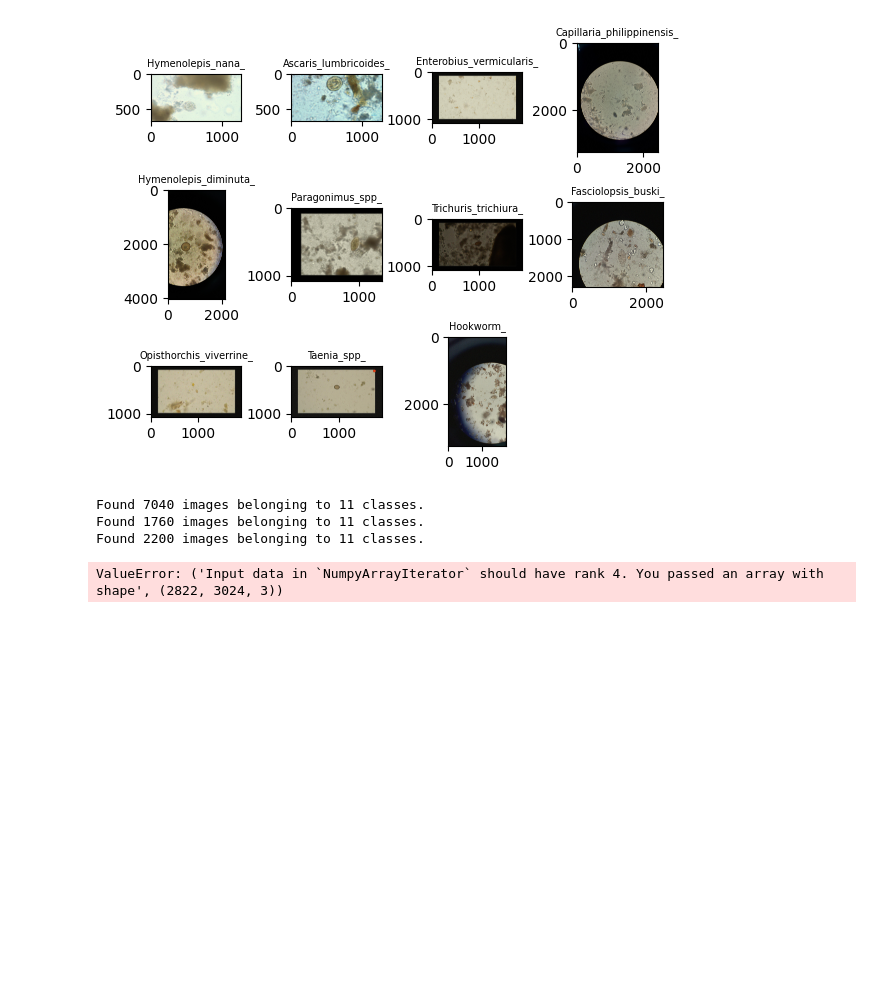
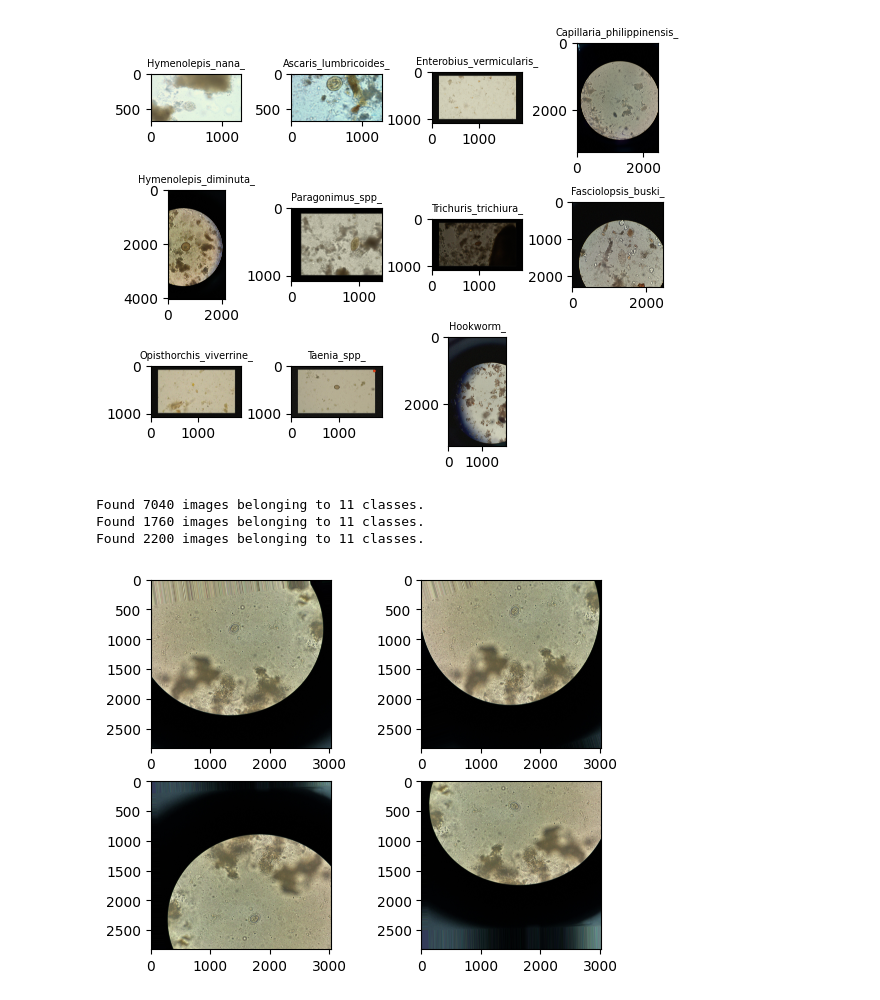
Before and after one commit to LonnyCox55/MSDS692_ParasiticInfectionCNN, a Jupyter notebook: src/main.ipynb, the cells around one changed output. Cells and saved outputs as stored; diff of their text form; code cells hidden in the pictures; blank space fills up the shorter version.

```diff
--- a/src/main.ipynb
+++ b/src/main.ipynb
@@ -152,17 +152,18 @@ Found 2200 images belonging to 11 classes.
 # %%
 # Demonstrate the data augmentation using the first image of Hymenolepis nana from training set
 hymenoNanaDir = os.path.join(trainDir, "Hymenolepis_nana_")
 img = image.load_img(os.path.join(hymenoNanaDir, os.listdir(hymenoNanaDir)[0]))
 imgArr = image.img_to_array(img)
+imgArr = imgArr.reshape((1,) + imgArr.shape)
 
 # Plot the first 4 augmented versions of the image
 i = 1
 for batch in trainDatagen.flow(imgArr, batch_size=1):
     plt.subplot(2, 2, i)
     imgplot = plt.imshow(image.array_to_img(batch[0]))
     i += 1
     if i == 5:
         break
 plt.show()
 # %% [output]
-ValueError: ('Input data in `NumpyArrayIterator` should have rank 4. You passed an array with shape', (2822, 3024, 3))
+[figure, added]
```
Also changed, not shown: parts of 4 cells of this notebook.
